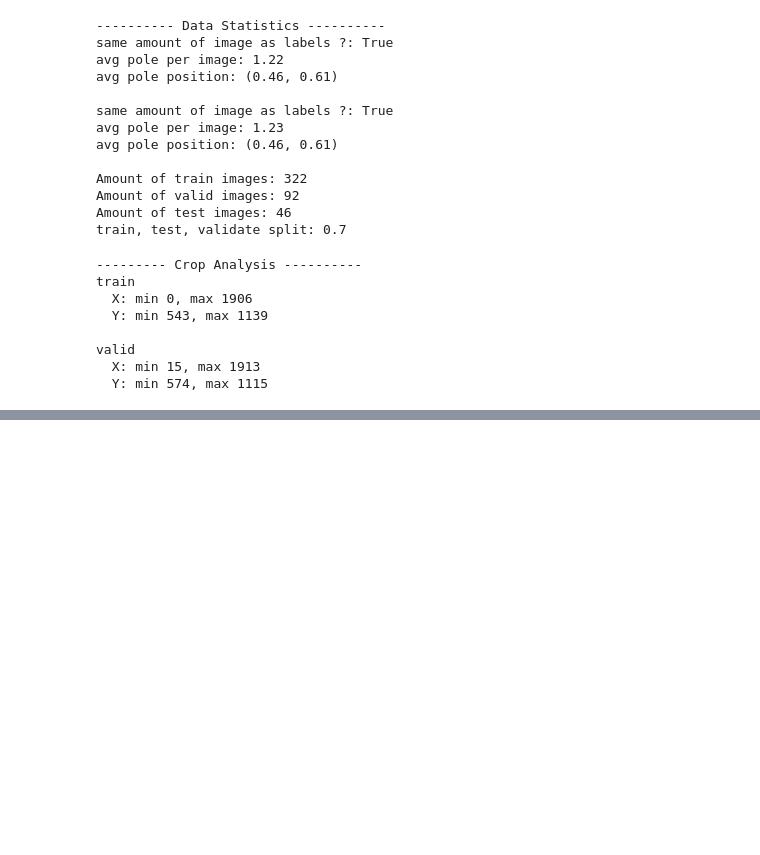
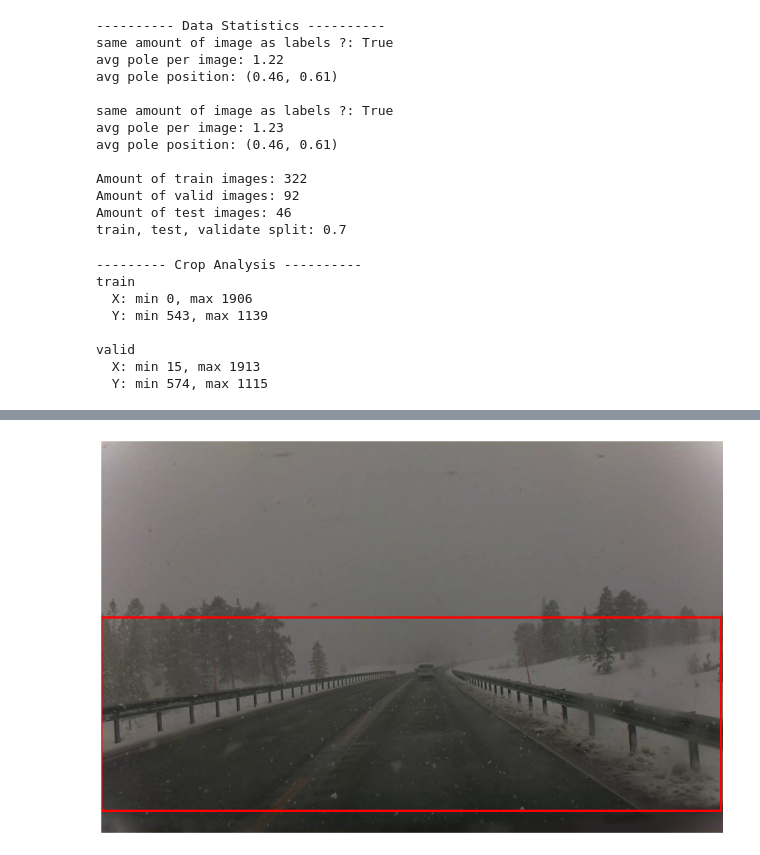
Before and after one commit to tomasbera/roadpoles-tdt17, a Jupyter notebook: data_explore/dataset_explore.ipynb, the cells around one changed output, grey strips where cells are left out. Saved outputs shown, nothing was run; the diff lists cells and outputs as text; code cells hidden in the pictures; blank space fills up the shorter version.

```diff
--- a/data_explore/dataset_explore.ipynb
+++ b/data_explore/dataset_explore.ipynb
@@ -159,0 +160,24 @@ plt.show()
+# %%
+import matplotlib.pyplot as plt
+import matplotlib.image as mpimg
+from matplotlib.patches import Rectangle
+
+min_x, max_x, min_y, max_y = 0, 1913, 543, 1139
+
+# Read the image
+img = mpimg.imread(test_image)
+
+# Create figure and axis
+fig, ax = plt.subplots(figsize=(15, 15))
+ax.imshow(img)
+ax.axis('off')
+
+# Draw a red rectangle
+width = max_x - min_x
+height = max_y - min_y
+rect = Rectangle((min_x, min_y), width, height, linewidth=3, edgecolor='red', facecolor='none')
+ax.add_patch(rect)
+
+plt.show()
+# %% [output]
+[figure, added]
```
Also changed, not shown: parts of 2 cells of this notebook, 8 other files.
